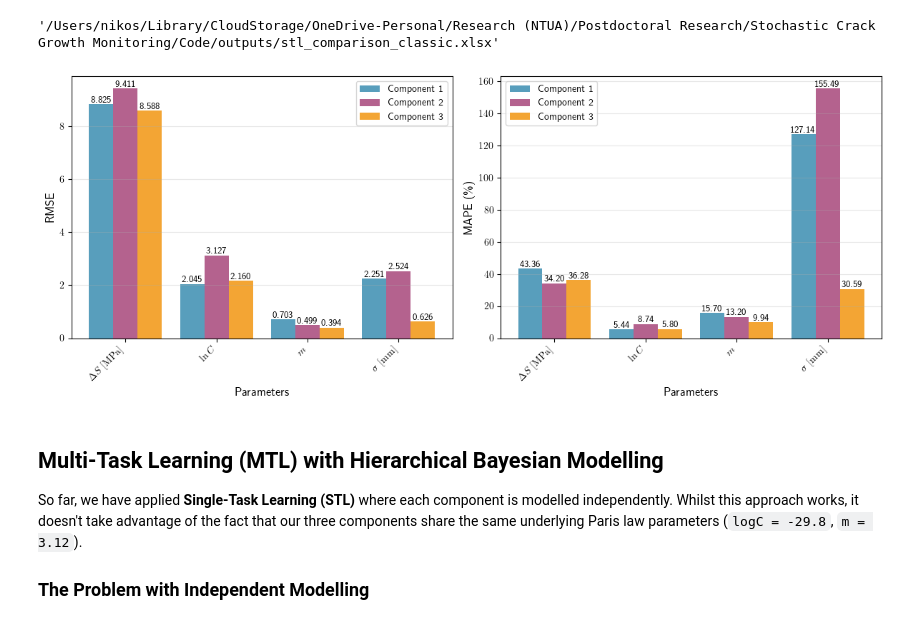
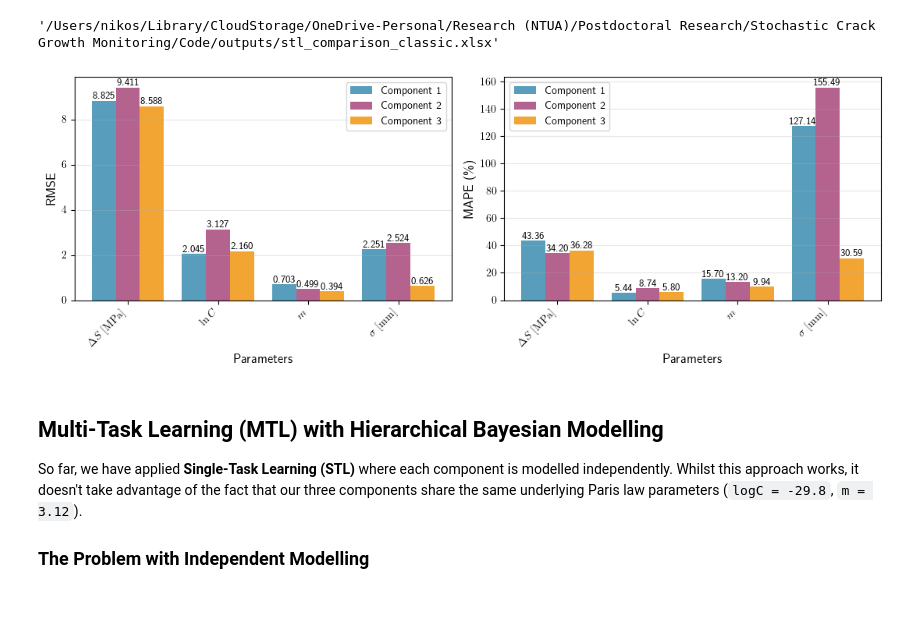
Before and after one commit to nsilionis/hierarchical-crack-growth-monitoring, a Jupyter notebook: notebooks/demo_classic_fatigue.ipynb, the cells around one changed output. Drawn from its saved outputs; the diff is of its cells as text; code cells hidden in the pictures.

```diff
--- a/notebooks/demo_classic_fatigue.ipynb
+++ b/notebooks/demo_classic_fatigue.ipynb
@@ -630,13 +629,13 @@ save_comparison_summary(comparison_df, "stl_comparison_classic", "excel")
 # %%
 from src.visualisation import plot_performance_metrics
 # Plot performance metrics for the comparison
 fig, ax = plot_performance_metrics(summary_df=comparison_df,
                                    parameter_labels=plot_labels,
-                                   figsize=(12., 4.8),
+                                   figsize=(11., 4.0),
                                    colors=['#2E86AB', '#A23B72', '#F18F01'],
-                                   save_fig_name="perf_comp_stl_classic_sparse.pdf")
+                                   save_fig_name="perf_comp_stl_classic_sparse.svg")
 # %% [output]
-[figure, old version]
+[figure, new version]
 # %% [markdown]
 ## Multi-Task Learning (MTL) with Hierarchical Bayesian Modelling
 
```
Also changed, not shown: parts of 14 cells of this notebook, 1 other file.
